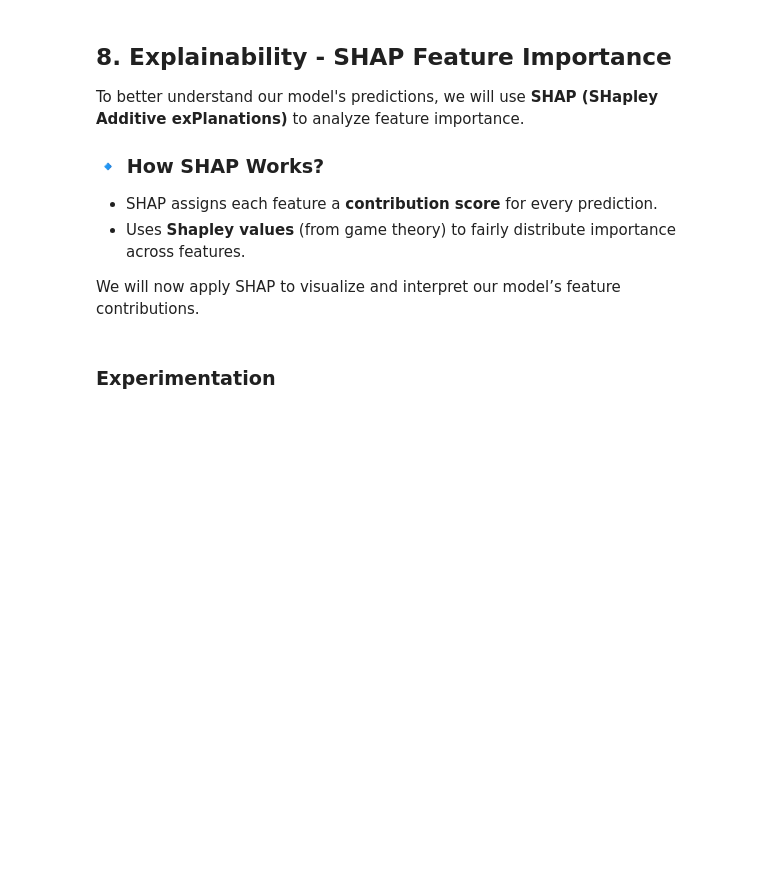
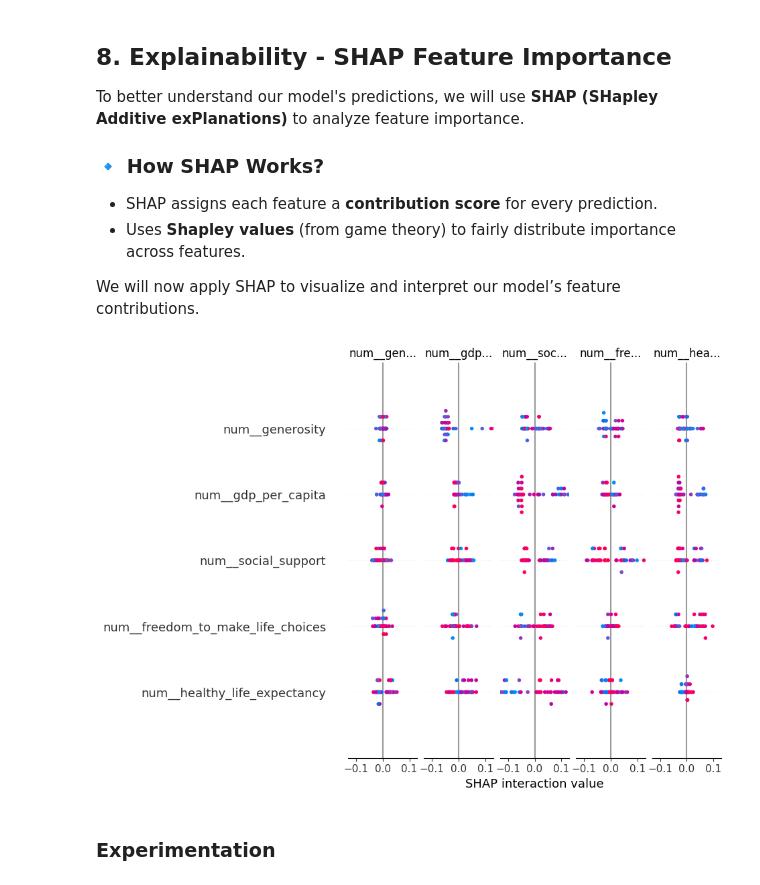
Before and after one commit to DX0ZART/ML_Project_1, a Jupyter notebook: Project_1.ipynb, the cells around one changed output. Saved outputs shown, nothing was run; the diff lists cells and outputs as text; code cells hidden in the pictures; blank space fills up the shorter version.

```diff
--- a/Project_1.ipynb
+++ b/Project_1.ipynb
@@ -881,22 +1113,30 @@ We will now apply SHAP to visualize and interpret our model’s feature contribu
 # %%
 # Import necessary libraries
 import shap
 import matplotlib.pyplot as plt
+from scipy import sparse
 
 # Initialize SHAP explainer
 # Define an explainer that will help us interpret the model's decisions
 # (Hint: Use shap.Explainer with the trained model and X_test data)
-
-explainer = ## Initialize SHAP explainer using the trained model
+X_test_proc = preprocessor.transform(X_test)
+feature_names = preprocessor.get_feature_names_out()
+if sparse.issparse(X_test_proc):
+    X_test_proc = X_test_proc.toarray()
+X_test_proc = np.asarray(X_test_proc, dtype=np.float64)
+rf_model = model.named_steps['rf']
+explainer = shap.TreeExplainer(rf_model)## Initialize SHAP explainer using the trained model
 
 # Compute SHAP values for X_test
 # This step generates Shapley values, which explain how each feature contributes to predictions
-shap_values = ## Apply the explainer to X_test
+shap_values = explainer.shap_values(X_test_proc)## Apply the explainer to X_test
 
 # Generate SHAP summary plot
 # This plot will show which features have the most impact on predictions
-shap.summary_plot(## Pass the required parameters to create a summary plot)
+shap.summary_plot(shap_values, X_test_proc, feature_names=feature_names) # Pass the required parameters to create a summary plot)
 
 # Your cell should output a SHAP summary plot showing the most important features.
+# %% [output]
+[figure, added]
 # %% [markdown]
 <h3> Experimentation
```
Also changed, not shown: parts of 25 cells of this notebook, 2 other files.
